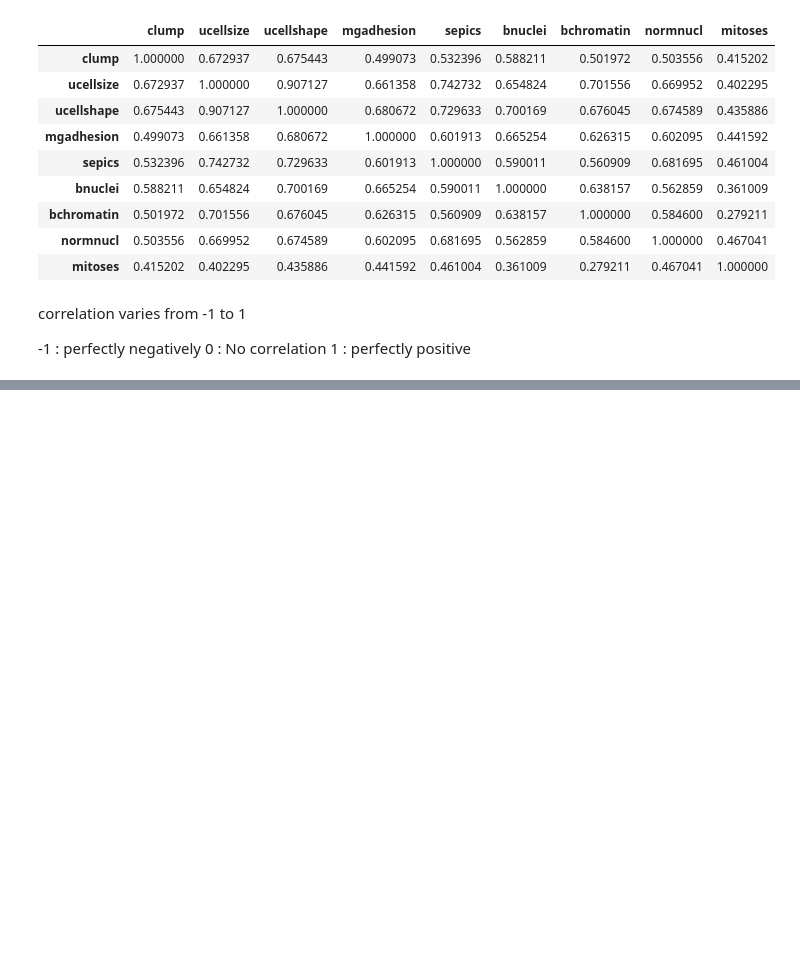
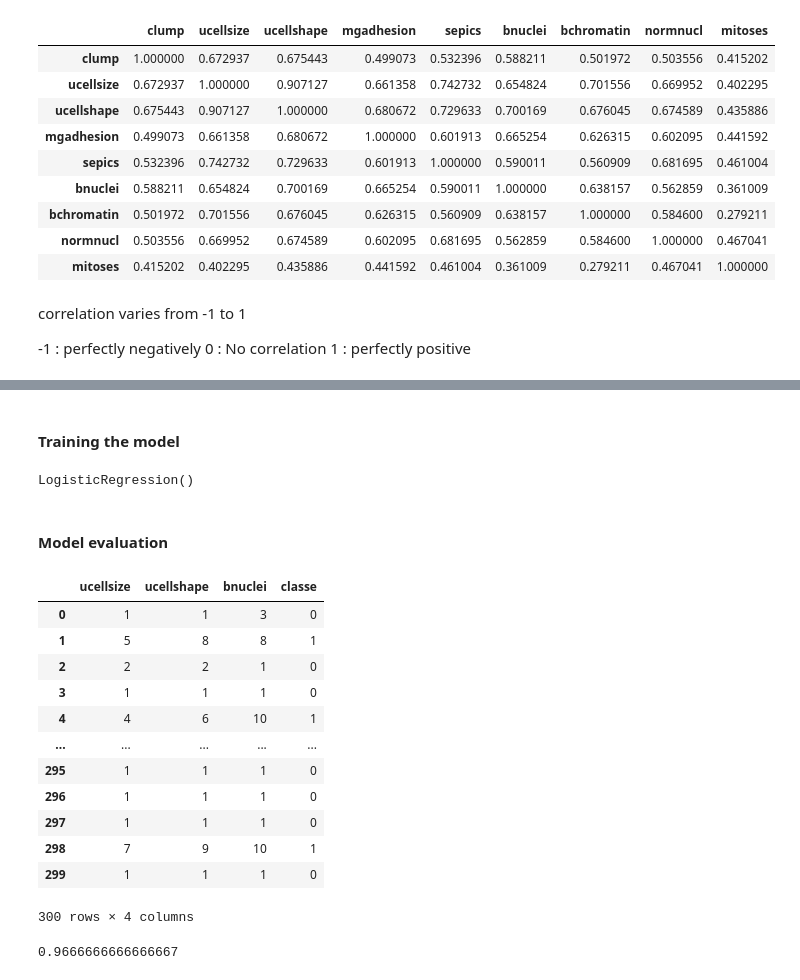
Before and after one commit to Abednego-py/DataScience_DataGurus, a Jupyter notebook: Intro to ML.ipynb, the cells around one changed output, grey strips where cells are left out. Saved outputs shown, nothing was run; the diff lists cells and outputs as text; code cells hidden in the pictures; blank space fills up the shorter version.

```diff
--- a/Intro to ML.ipynb
+++ b/Intro to ML.ipynb
@@ -352,0 +363,2 @@ X_train, X_test, y_train, y_test = train_test_split(X.values, y,test_size=0.3,ra
+# %% [markdown]
+#### Training the model
@@ -352,0 +369,22 @@ X_train, X_test, y_train, y_test = train_test_split(X.values, y,test_size=0.3,ra
+# %%
+model
+# %% [output]
+LogisticRegression()
+# %% [markdown]
+#### Model evaluation
+# %%
+df[['ucellsize', 'ucellshape', 'bnuclei', 'classe']]
+# %% [output]
+|  | ucellsize | ucellshape | bnuclei | classe |
+| 0 | 1 | 1 | 3 | 0 |
+| 1 | 5 | 8 | 8 | 1 |
+| 2 | 2 | 2 | 1 | 0 |
+| 3 | 1 | 1 | 1 | 0 |
+| 4 | 4 | 6 | 10 | 1 |
+| ... | ... | ... | ... | ... |
+| 295 | 1 | 1 | 1 | 0 |
+| 296 | 1 | 1 | 1 | 0 |
+| 297 | 1 | 1 | 1 | 0 |
+| 298 | 7 | 9 | 10 | 1 |
+| 299 | 1 | 1 | 1 | 0 |
+300 rows × 4 columns
@@ -352,0 +399,4 @@ X_train, X_test, y_train, y_test = train_test_split(X.values, y,test_size=0.3,ra
+# %%
+accuracy
+# %% [output]
+0.9666666666666667
```
Also changed, not shown: parts of 52 cells of this notebook, 1 other file.
